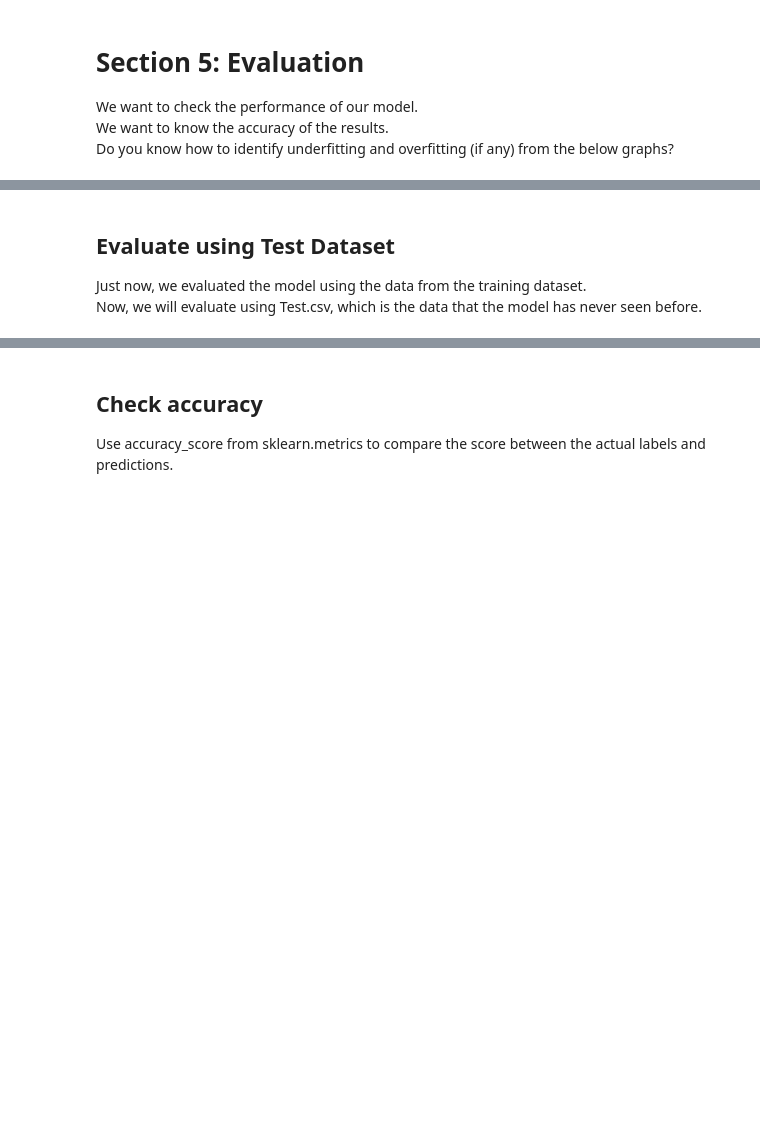
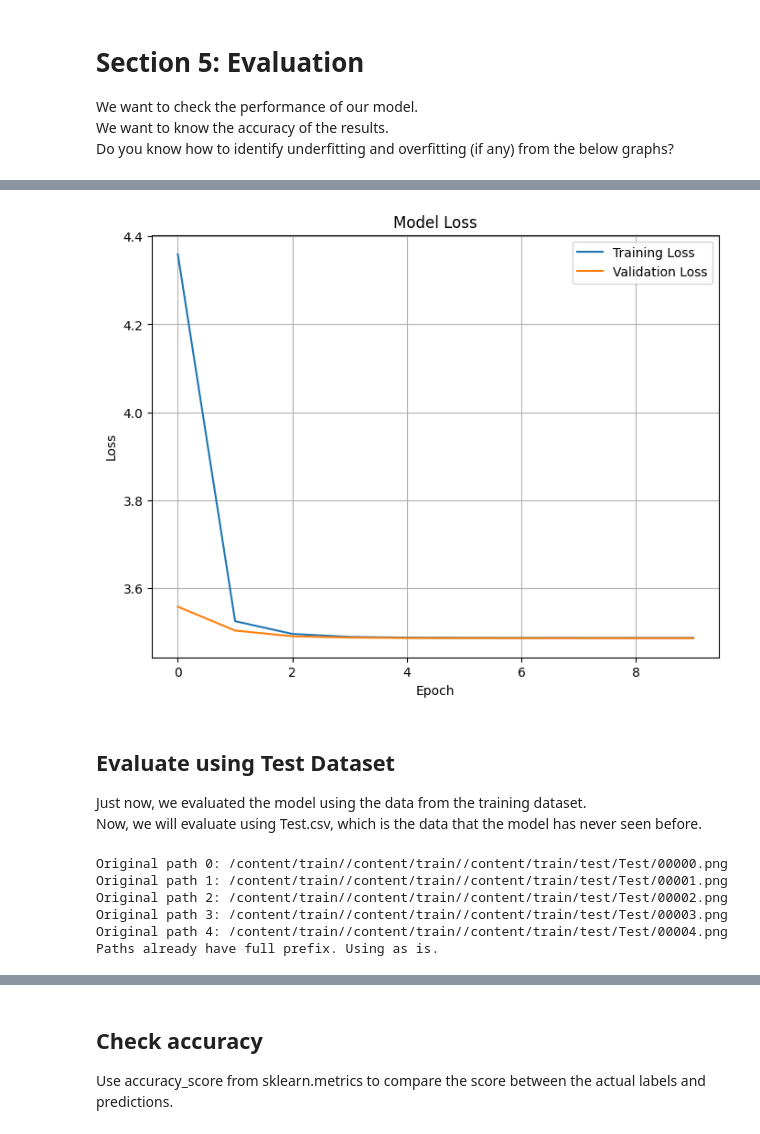
Before and after one commit to ryannemilligan/Traffic-Sign-Recognition-Deep-Learning, a Jupyter notebook: Project_3_(Traffic_Sign_Recognition)_Student.ipynb, the cells around one changed output, grey strips where cells are left out. Cells and saved outputs as stored; diff of their text form; code cells hidden in the pictures; blank space fills up the shorter version.

```diff
--- a/Project_3_(Traffic_Sign_Recognition)_Student.ipynb
+++ b/Project_3_(Traffic_Sign_Recognition)_Student.ipynb
@@ -284,3 +314,21 @@ Do you know how to identify underfitting and overfitting (if any) from the below
+# %%
+# Your answers here!
+
+# plot the graph for loss
+
+import matplotlib.pyplot as plt
+
+plt.figure(figsize=(8,6))
+plt.plot(history.history['loss'], label='Training Loss')
+plt.plot(history.history['val_loss'], label='Validation Loss')
+plt.title('Model Loss')
+plt.xlabel('Epoch')
+plt.ylabel('Loss')
+plt.legend()
+plt.grid(True)
+plt.show()
+# %% [output]
+[figure, added]
 # %% [markdown]
 ## Evaluate using Test Dataset
 Just now, we evaluated the model using the data from the training dataset. <br>
@@ -306,0 +346,16 @@ pred = np.argmax(model.predict(X_test), axis=-1)
+# %%
+for i, path in enumerate(imgs[:5]):
+    print(f"Original path {i}: {path}")
+
+if imgs[0].startswith('/content/train/'):
+    print("Paths already have full prefix. Using as is.")
+else:
+    print("Paths are relative. Prepending '/content/train/'")
+    imgs = ['/content/train/' + path for path in imgs]
+# %% [output]
+Original path 0: /content/train//content/train//content/train/test/Test/00000.png
+Original path 1: /content/train//content/train//content/train/test/Test/00001.png
+Original path 2: /content/train//content/train//content/train/test/Test/00002.png
+Original path 3: /content/train//content/train//content/train/test/Test/00003.png
+Original path 4: /content/train//content/train//content/train/test/Test/00004.png
+Paths already have full prefix. Using as is.
```
Also changed, not shown: parts of 17 cells of this notebook.
